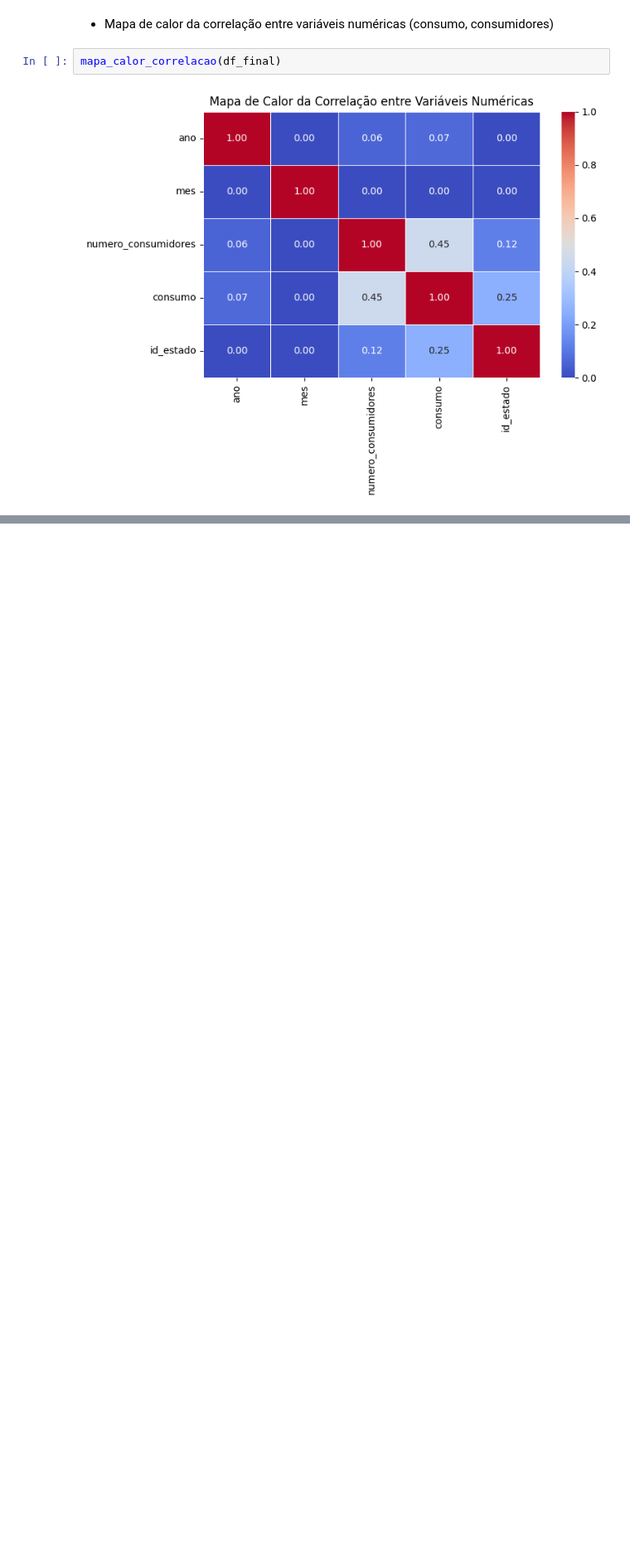
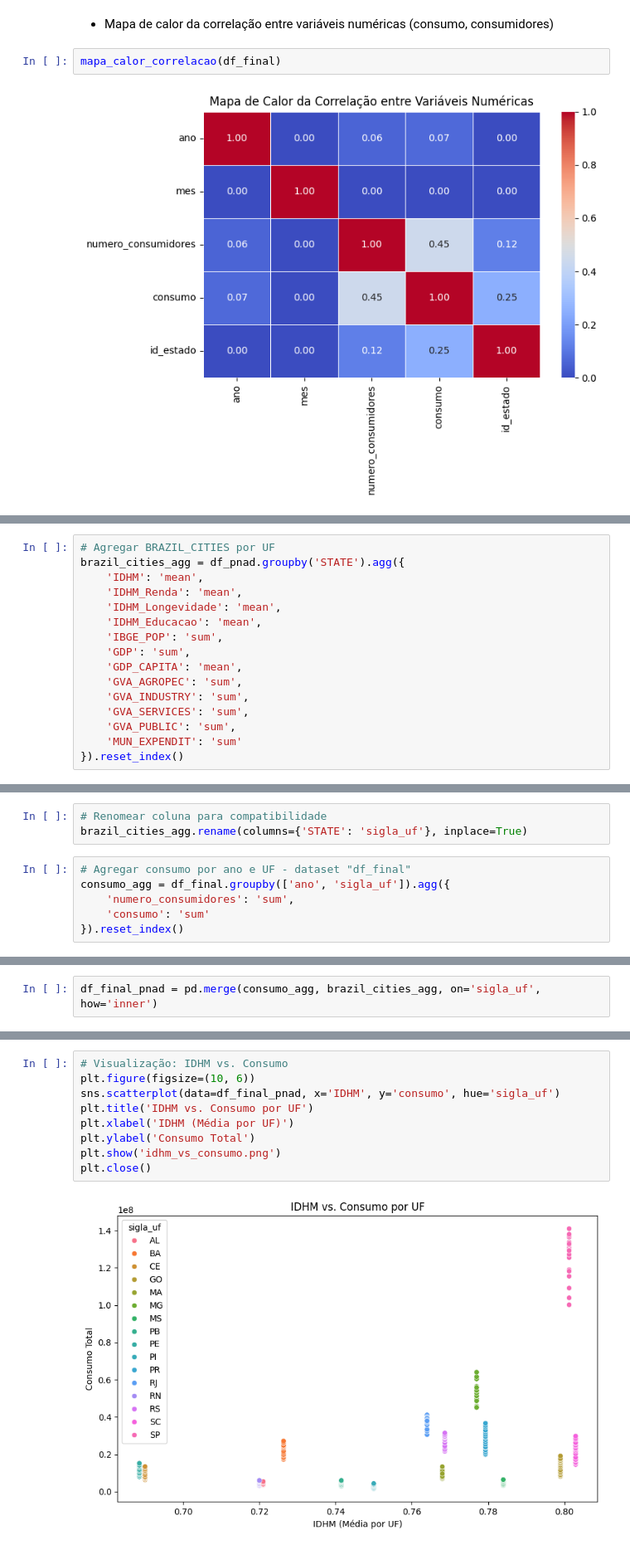
Before and after one commit to nerydyego/AED_eletricidade, a Jupyter notebook: notebook/final.ipynb, the cells around one changed output, grey strips where cells are left out. Shown at 83% size. Drawn from its saved outputs; the diff is of its cells as text; blank space fills up the shorter version.

Commit message:
Finalização dos insight, e termino do README.MD com os graficos

```diff
--- a/notebook/final.ipynb
+++ b/notebook/final.ipynb
@@ -428,0 +518,16 @@ df_pnad = pd.read_
+# %%
+# Agregar BRAZIL_CITIES por UF
+brazil_cities_agg = df_pnad.groupby('STATE').agg({
+    'IDHM': 'mean',
+    'IDHM_Renda': 'mean',
+    'IDHM_Longevidade': 'mean',
+    'IDHM_Educacao': 'mean',
+    'IBGE_POP': 'sum',
+    'GDP': 'sum',
+    'GDP_CAPITA': 'mean',
+    'GVA_AGROPEC': 'sum',
+    'GVA_INDUSTRY': 'sum',
+    'GVA_SERVICES': 'sum',
+    'GVA_PUBLIC': 'sum',
+    'MUN_EXPENDIT': 'sum'
+}).reset_index()
@@ -428,0 +544,9 @@ df_pnad = pd.read_
+# %%
+# Renomear coluna para compatibilidade
+brazil_cities_agg.rename(columns={'STATE': 'sigla_uf'}, inplace=True)
+# %%
+# Agregar consumo por ano e UF - dataset "df_final"
+consumo_agg = df_final.groupby(['ano', 'sigla_uf']).agg({
+    'numero_consumidores': 'sum',
+    'consumo': 'sum'
+}).reset_index()
@@ -428,0 +555,2 @@ df_pnad = pd.read_
+# %%
+df_final_pnad = pd.merge(consumo_agg, brazil_cities_agg, on='sigla_uf', how='inner')
@@ -428,0 +586,11 @@ df_pnad = pd.read_
+# %%
+# Visualização: IDHM vs. Consumo
+plt.figure(figsize=(10, 6))
+sns.scatterplot(data=df_final_pnad, x='IDHM', y='consumo', hue='sigla_uf')
+plt.title('IDHM vs. Consumo por UF')
+plt.xlabel('IDHM (Média por UF)')
+plt.ylabel('Consumo Total')
+plt.show('idhm_vs_consumo.png')
+plt.close()
+# %% [output]
+[figure, added]
```
Also changed, not shown: parts of 28 cells of this notebook, 10 other files.
